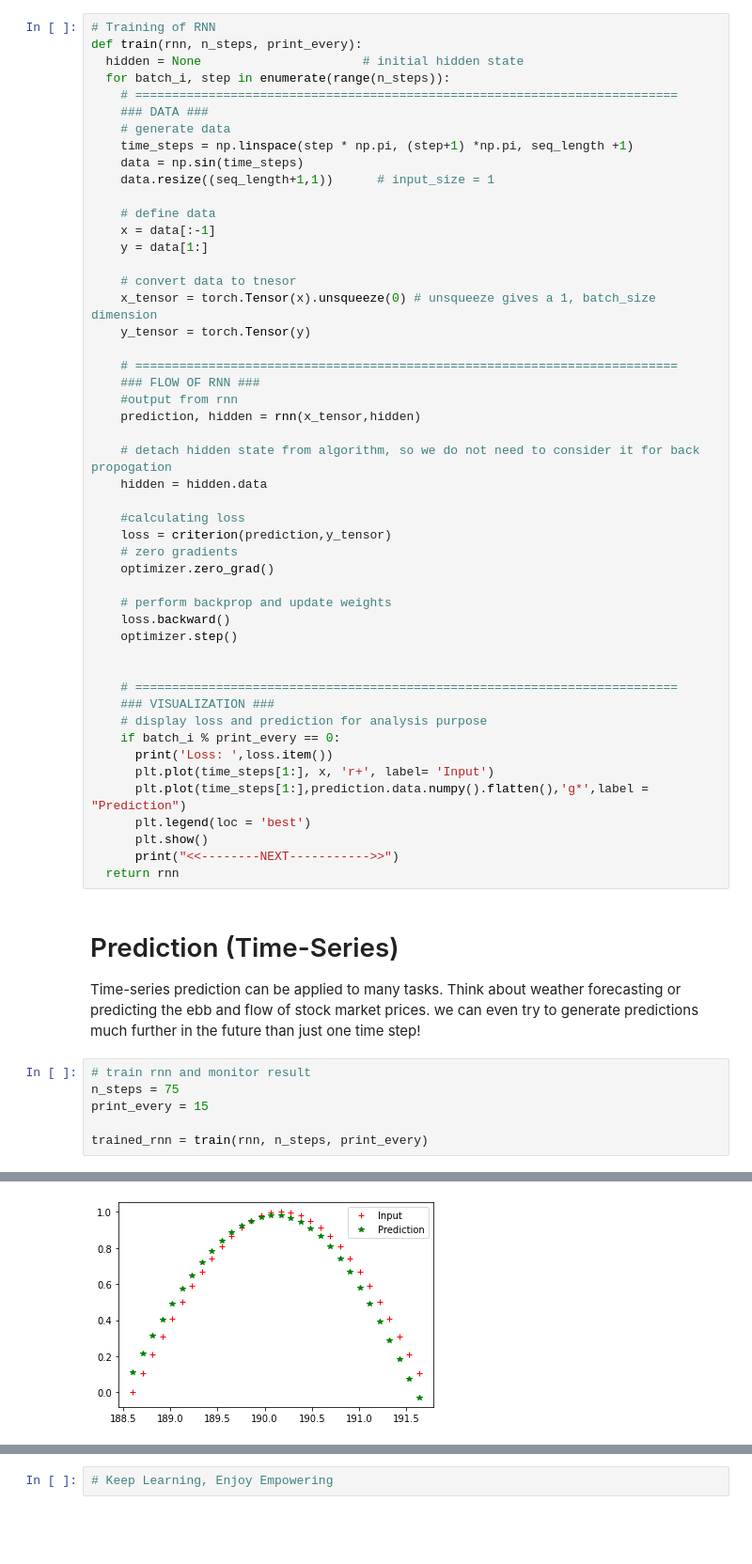
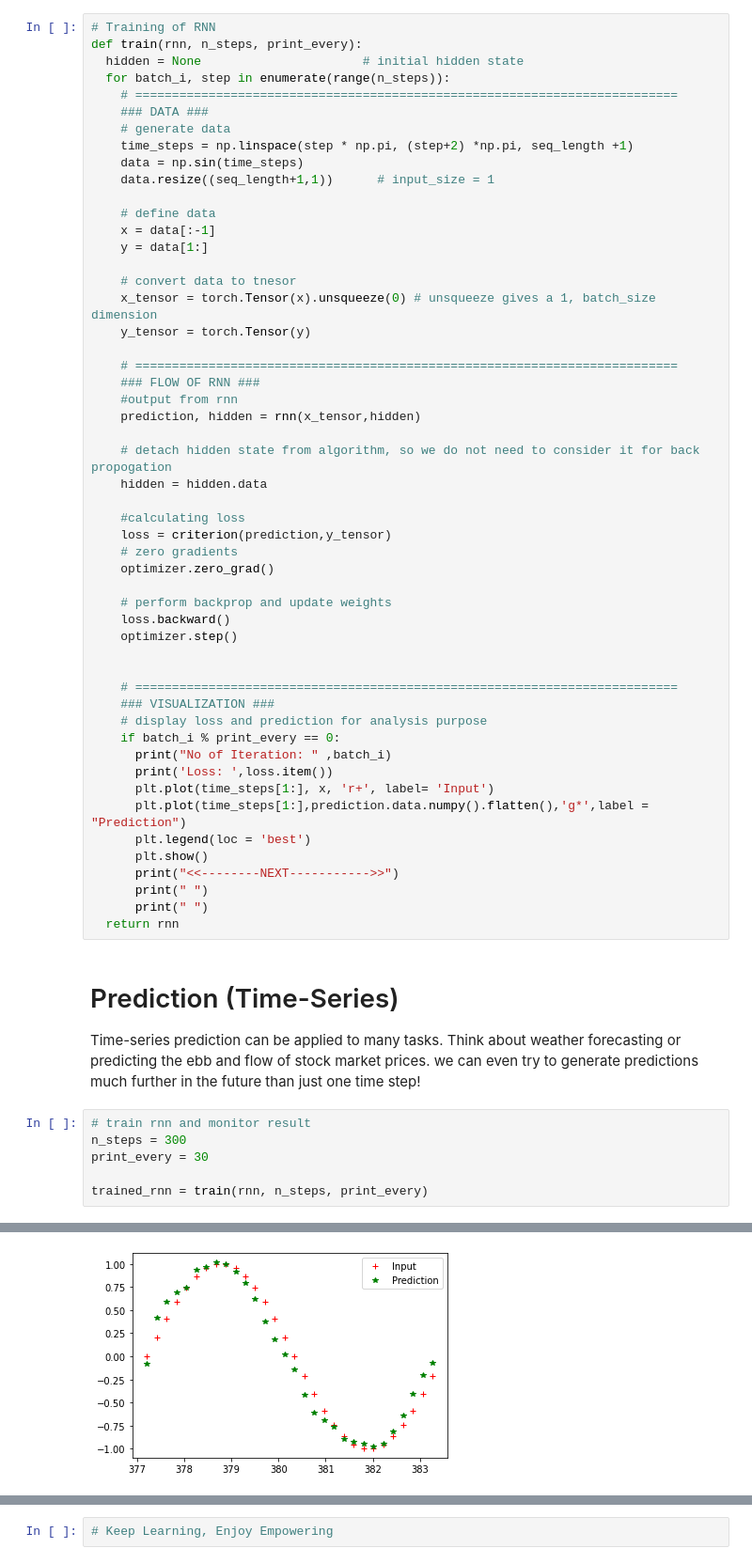
Before and after one commit to Dave-Vedant/Deep_Learning_NanoDegree-Udacity, a Jupyter notebook: Recurrent_Neural_Network/Time_Series_Prediction_using_RNN.ipynb, the cells around one changed output, grey strips where cells are left out. Shown at 94% size. Cells and saved outputs as stored; diff of their text form; blank space fills up the shorter version.

Commit message:
time-series prediction for 2 steps

```diff
--- a/Recurrent_Neural_Network/Time_Series_Prediction_using_RNN.ipynb
+++ b/Recurrent_Neural_Network/Time_Series_Prediction_using_RNN.ipynb
@@ -140,7 +148,7 @@ def train(rnn, n_steps, print_every):
     # ==========================================================================
     ### DATA ###
     # generate data
-    time_steps = np.linspace(step * np.pi, (step+1) *np.pi, seq_length +1)
+    time_steps = np.linspace(step * np.pi, (step+2) *np.pi, seq_length +1)
     data = np.sin(time_steps)
     data.resize((seq_length+1,1))      # input_size = 1
 
@@ -174,20 +182,23 @@ def train(rnn, n_steps, print_every):
     ### VISUALIZATION ###
     # display loss and prediction for analysis purpose
     if batch_i % print_every == 0:
+      print("No of Iteration: " ,batch_i)
       print('Loss: ',loss.item())
       plt.plot(time_steps[1:], x, 'r+', label= 'Input')
       plt.plot(time_steps[1:],prediction.data.numpy().flatten(),'g*',label = "Prediction")
       plt.legend(loc = 'best')
       plt.show()
       print("<<--------NEXT----------->>")
+      print(" ")
+      print(" ")
   return rnn
 # %% [markdown]
 # Prediction (Time-Series)
 Time-series prediction can be applied to many tasks. Think about weather forecasting or predicting the ebb and flow of stock market prices. we can even try to generate predictions much further in the future than just one time step!
 # %%
 # train rnn and monitor result
-n_steps = 75
-print_every = 15
+n_steps = 300
+print_every = 30
 
 trained_rnn = train(rnn, n_steps, print_every)
 # %% [output]
@@ -207,2 +231,2 @@ Loss:  0.0003315472276881337
-[figure, old version]
+[figure, new version]
 <<--------NEXT----------->>
```
Also changed, not shown: parts of 4 cells of this notebook.
